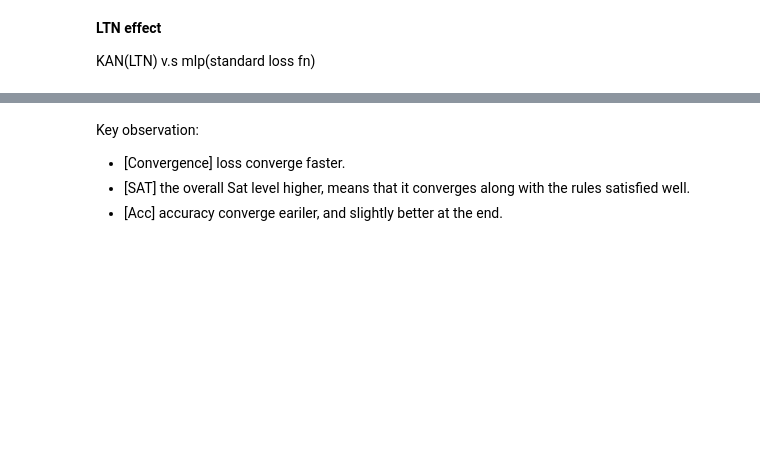
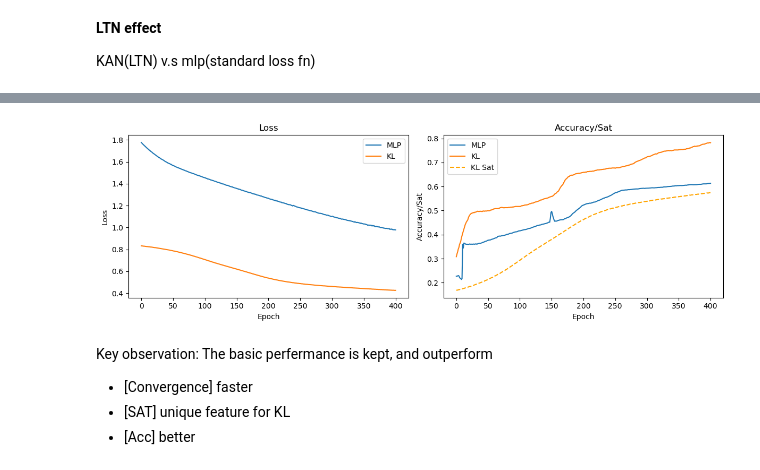
Before and after one commit to zhijin44/LogiKNet, a Jupyter notebook: P1_structurelevel/KAN_2_LTN_hierarchy.ipynb, the cells around one changed output, grey strips where cells are left out. Saved outputs shown, nothing was run; the diff lists cells and outputs as text; code cells hidden in the pictures; blank space fills up the shorter version.

Commit message:
add hierarchy and got some results

```diff
--- a/P1_structurelevel/KAN_2_LTN_hierarchy.ipynb
+++ b/P1_structurelevel/KAN_2_LTN_hierarchy.ipynb
@@ -211,5 +193,52 @@ Epoch 400 | KAN (loss/acc/sat): 0.426/0.782/0.574(0.572)
-# %% [markdown]
-Key observation:
-* [Convergence] loss converge faster.
-* [SAT] the overall Sat level higher, means that it converges along with the rules satisfied well.
-* [Acc] accuracy converge eariler, and slightly better at the end.
+# %%
+import re
+
+parse_mlp = lambda line: (
+    float(re.search(r"Loss:\s*([\d\.]+)", line).group(1)),
+    float(re.search(r"Test accuracy:\s*([\d\.]+)", line).group(1))
+)
+
+parse_kan = lambda line: (
+    float(re.search(r"Epoch\s*\d+\s*\|\s*KAN\s*\(loss/acc/sat\):\s*([\d\.]+)", line).group(1)),
+    float(re.search(r"KAN\s*\(loss/acc/sat\):\s*[\d\.]+/([\d\.]+)", line).group(1)),
+    float(re.search(r"KAN\s*\(loss/acc/sat\):\s*[\d\.]+/[\d\.]+/([\d\.]+)", line).group(1))
+)
+
+with open("MLP_acc.txt", "r") as f:
+    mlp_results = [parse_mlp(line) for line in f if line.strip()]
+
+with open("KL_acc_sat.txt", "r") as f:
+    kan_results = [parse_kan(line) for line in f if line.strip()]
+
+mlp_loss, mlp_acc = zip(*mlp_results)
+kan_loss, kan_acc, kan_sat = zip(*kan_results)
+
+# Plot the results
+# Figure 1: loss for MLP and KL
+# Figure 2: accuracy for MLP and KL
+
+fig, axs = plt.subplots(1, 2, figsize=(12, 4))
+axs[0].plot(mlp_loss, label="MLP")
+axs[0].plot(kan_loss, label="KL")
+axs[0].set_title("Loss")
+axs[0].set_xlabel("Epoch")
+axs[0].set_ylabel("Loss")
+axs[0].legend()
+
+axs[1].plot(mlp_acc, label="MLP")
+axs[1].plot(kan_acc, label="KL")
+axs[1].plot(kan_sat, label="KL Sat", linestyle="--", color="orange")
+axs[1].set_title("Accuracy/Sat")
+axs[1].set_xlabel("Epoch")
+axs[1].set_ylabel("Accuracy/Sat")
+axs[1].legend()
+
+plt.tight_layout()
+plt.show()
+# %% [output]
+[figure, added]
+# %% [markdown]
+Key observation: The basic perfermance is kept, and outperform
+* [Convergence] faster
+* [SAT] unique feature for KL
+* [Acc] better
```
Also changed, not shown: parts of 5 cells of this notebook, 5 other files.
